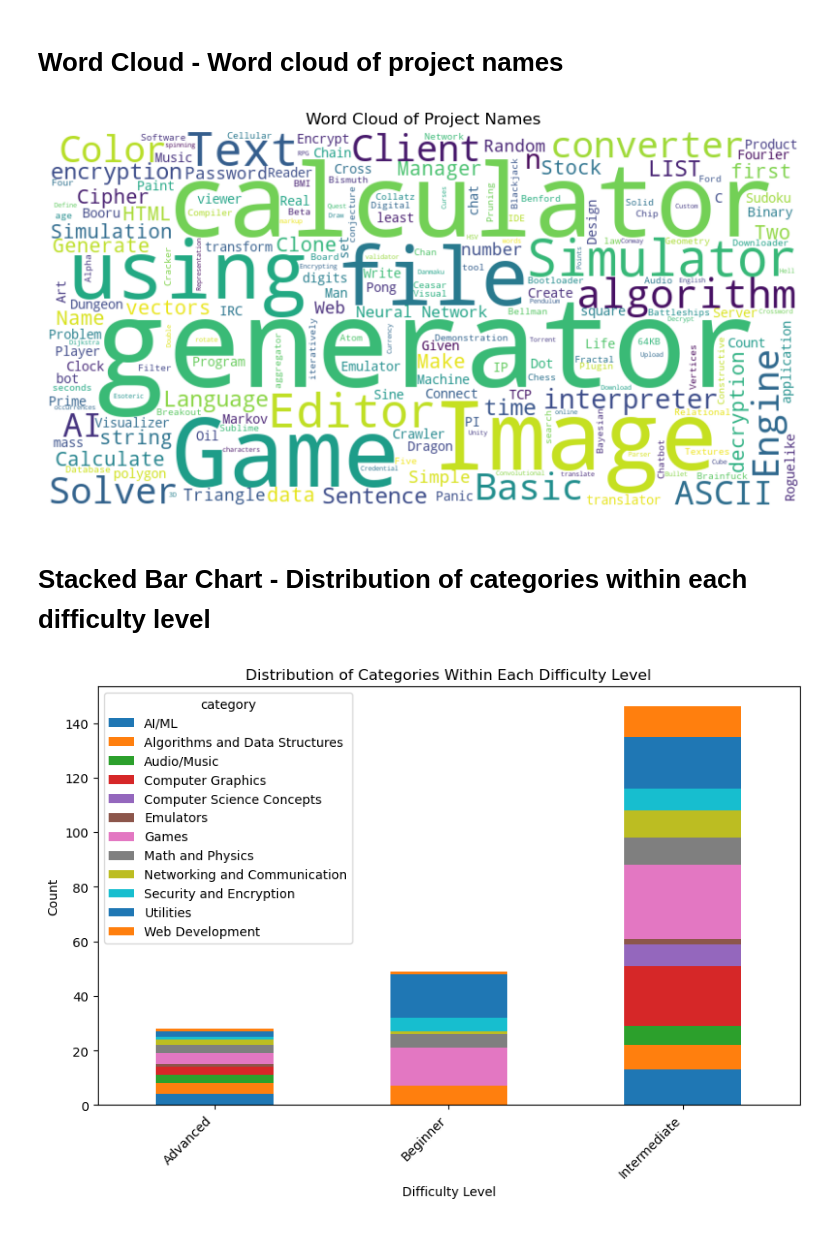
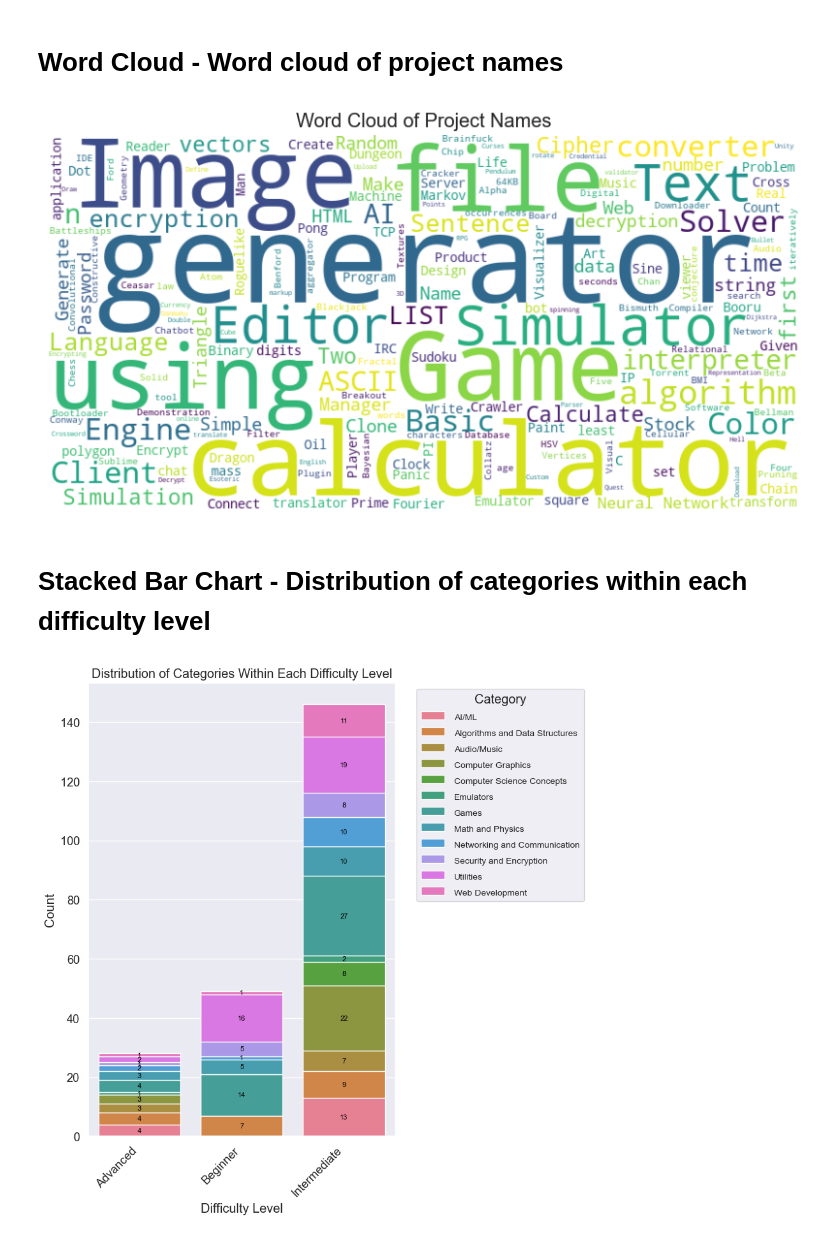
Before and after one commit to rbc23/AICodeChallenges, a Jupyter notebook: analyzing-the-code-challenges.ipynb, the cells around one changed output. Saved outputs shown, nothing was run; the diff lists cells and outputs as text; code cells hidden in the pictures.

Commit message:
Replaced matplotlib plots with those of seaborn

```diff
--- a/analyzing-the-code-challenges.ipynb
+++ b/analyzing-the-code-challenges.ipynb
@@ -99,23 +133,66 @@ plt.show()
 # Word Cloud - Word cloud of project names
 # %%
 from wordcloud import WordCloud
+
+# Set Seaborn style
+sns.set_style("darkgrid")
+sns.set_context("notebook", font_scale=1.2)  # This will set the scale for the title font among others
+
+# Generate word cloud
 wordcloud = WordCloud(width=800, height=400, background_color='white').generate(' '.join(df['name']))
+
+# Display word cloud with Seaborn-styled aesthetics
 plt.figure(figsize=(10, 6))
 plt.imshow(wordcloud, interpolation='bilinear')
 plt.axis('off')
 plt.title('Word Cloud of Project Names')
 plt.show()
 # %% [output]
-[figure, old version]
+[figure, new version]
 # %% [markdown]
 # Stacked Bar Chart - Distribution of categories within each difficulty level
 # %%
+# Assuming you have the crosstab data
 ct = pd.crosstab(df['difficulty'], df['category'])
-ct.plot(kind='bar', stacked=True, figsize=(10, 6))
+
+# Convert crosstab dataframe into a long format suitable for Seaborn
+ct_long = ct.reset_index().melt(id_vars='difficulty', value_name='count')
+
+# Prepare color palette. Using "husl" for distinction.
+palette = sns.color_palette("husl", n_colors=len(ct.columns))
+
+# Calculate the cumulative sum for each difficulty to use as the bottom value for stacking
+cumsum = ct.cumsum(axis=1).shift(fill_value=0, axis=1)
+
+plt.figure(figsize=(9, 9))
+
+# Set grid style with increased line width
+sns.set_style("darkgrid", {"grid.linewidth": 1.5})
+
+for idx, category in enumerate(ct.columns):
+    data_subset = ct_long[ct_long['category'] == category]
+    sns.barplot(x='difficulty', y='count', data=data_subset, label=category, color=palette[idx], bottom=cumsum[category])
+
+    # Loop to add numbers on top of each segment
+    for i, (difficulty, count) in enumerate(data_subset[['difficulty', 'count']].values):
+        if count > 0:  # To avoid placing text for zero values
+            plt.text(i, cumsum.loc[difficulty, category] + count/2, str(int(count)),
+                     ha='center', va='center', color='black', fontsize=8)
+
+# Set title, labels, and other properties
 plt.title('Distribution of Categories Within Each Difficulty Level')
 plt.xlabel('Difficulty Level')
 plt.ylabel('Count')
 plt.xticks(rotation=45, ha='right')
+
+# Adjusting legend properties
+leg = plt.legend(title='Category', bbox_to_anchor=(1.05, 1), loc='upper left', title_fontsize='medium')
+for line in leg.get_lines():
+    line.set_linewidth(3.0)
+for text in leg.get_texts():
+    text.set_fontsize('x-small')
+
+plt.tight_layout()
 plt.show()
 # %% [output]
-[figure, old version]
+[figure, new version]
```
Also changed, not shown: parts of 4 cells of this notebook, 50 other files.
